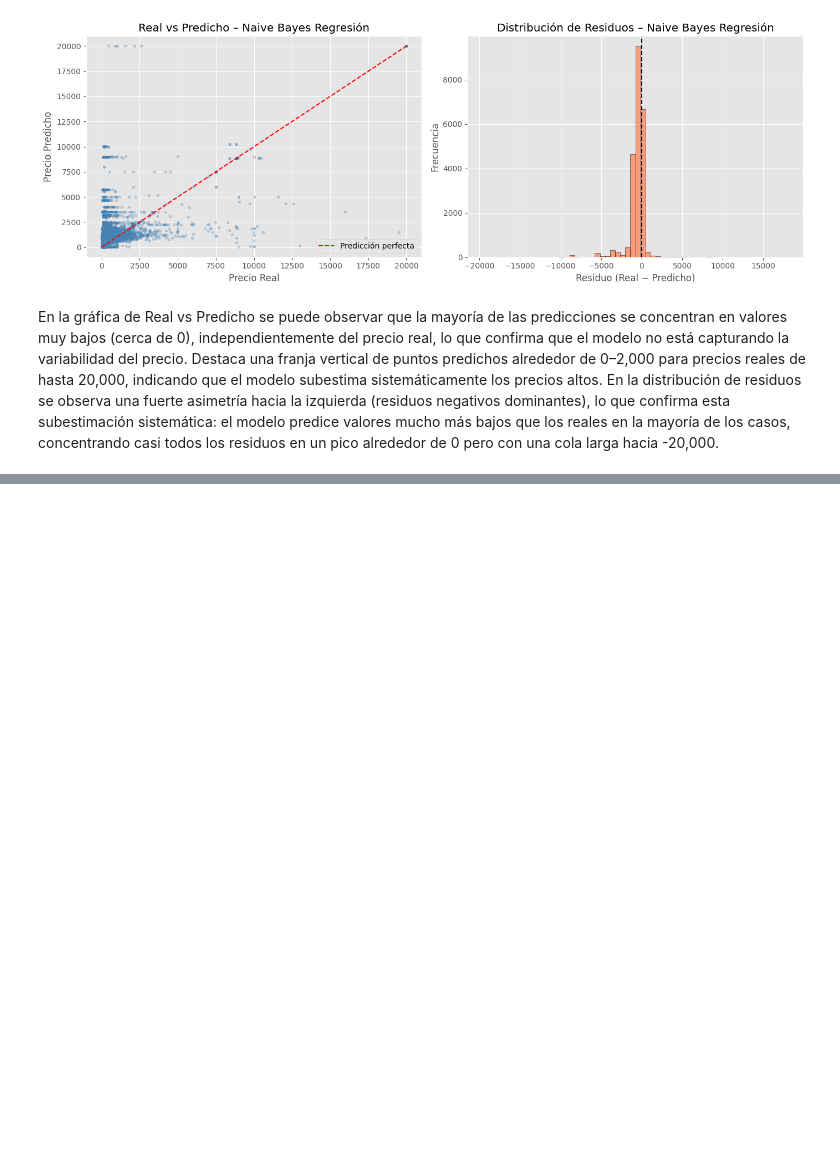
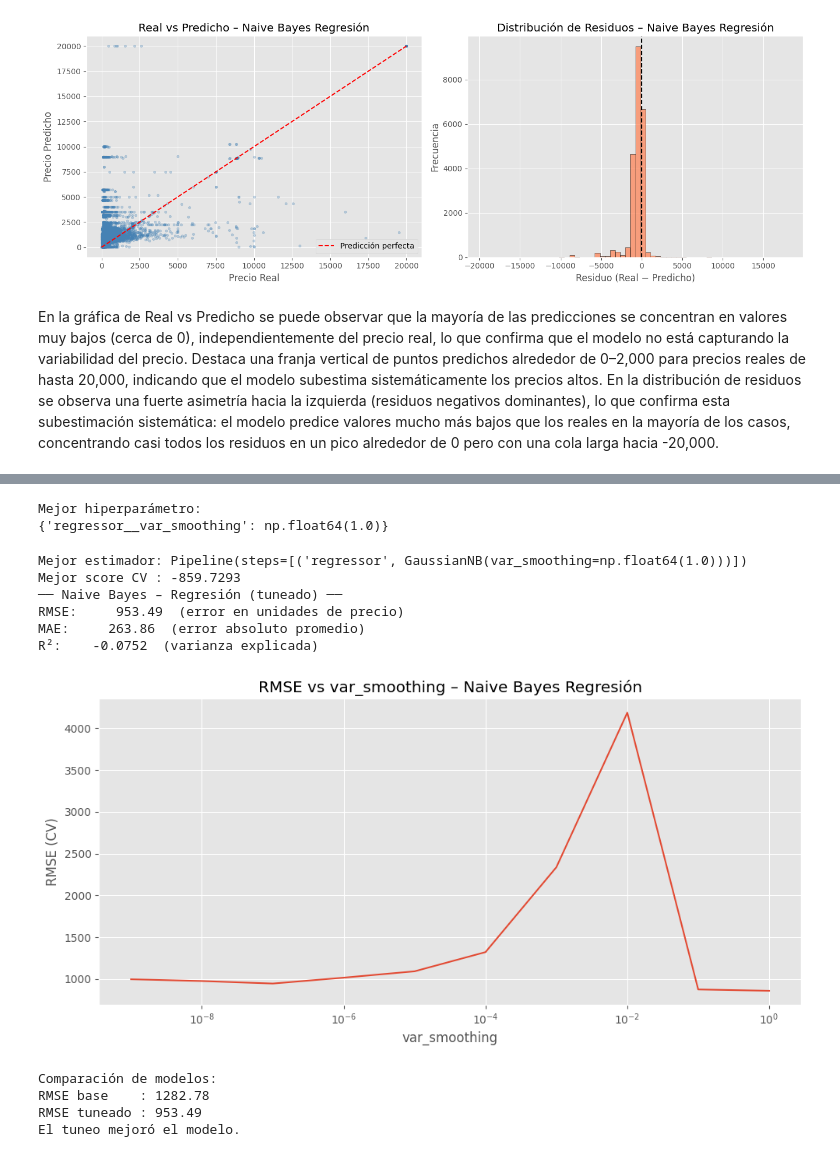
Before and after one commit to AleWWH1104/Lab5-md, a Jupyter notebook: Lab5.ipynb, the cells around one changed output, grey strips where cells are left out. Drawn from its saved outputs; the diff is of its cells as text; code cells hidden in the pictures; blank space fills up the shorter version.

```diff
--- a/Lab5.ipynb
+++ b/Lab5.ipynb
@@ -227,0 +267,68 @@ En la gráfica de Real vs Predicho se puede observar que la mayoría de las pred
+# %%
+# Tuneo de var_smoothing con GridSearchCV y validación cruzada 5-fold
+params = [{
+    "regressor__var_smoothing": np.logspace(0, -9, num=10)
+}]
+
+pipeline_nb = Pipeline([
+    ('regressor', GaussianNB())
+])
+
+modelo_nb_tunned = GridSearchCV(
+    pipeline_nb,
+    param_grid=params,
+    n_jobs=-1,
+    cv=3,
+    scoring='neg_root_mean_squared_error'
+)
+modelo_nb_tunned.fit(X_train, y_train)
+
+print('Mejor hiperparámetro:')
+print(modelo_nb_tunned.best_params_)
+# %% [output]
+Mejor hiperparámetro:
+{'regressor__var_smoothing': np.float64(1.0)}
+# %%
+# Predicción con el mejor modelo tuneado
+print(f'Mejor estimador: {modelo_nb_tunned.best_estimator_}')
+print(f'Mejor score CV : {modelo_nb_tunned.best_score_:.4f}')
+
+y_pred_nb_tunned = modelo_nb_tunned.best_estimator_.predict(X_test)
+
+r_nb_tunned = evaluar_regresion('Naive Bayes – Regresión (tuneado)', y_test, y_pred_nb_tunned)
+resultados_regresion.append(r_nb_tunned)
+# %% [output]
+Mejor estimador: Pipeline(steps=[('regressor', GaussianNB(var_smoothing=np.float64(1.0)))])
+Mejor score CV : -859.7293
+── Naive Bayes – Regresión (tuneado) ──
+RMSE:     953.49  (error en unidades de precio)
+MAE:     263.86  (error absoluto promedio)
+R²:    -0.0752  (varianza explicada)
+# %%
+# Gráfica: RMSE vs var_smoothing
+results_cv = pd.DataFrame(modelo_nb_tunned.cv_results_)
+results_cv['rmse'] = -results_cv['mean_test_score']
+results_cv['var_smoothing'] = results_cv['param_regressor__var_smoothing']
+
+plt.figure(figsize=(10, 5))
+plt.plot(results_cv['var_smoothing'], results_cv['rmse'])
+plt.xscale('log')
+plt.xlabel('var_smoothing')
+plt.ylabel('RMSE (CV)')
+plt.title('RMSE vs var_smoothing – Naive Bayes Regresión')
+plt.tight_layout()
+plt.show()
+
+print(f"Comparación de modelos:")
+print(f"RMSE base    : {r_nb_base['RMSE']:.2f}")
+print(f"RMSE tuneado : {r_nb_tunned['RMSE']:.2f}")
+if r_nb_tunned['RMSE'] < r_nb_base['RMSE']:
+    print("El tuneo mejoró el modelo.")
+else:
+    print("El tuneo no mejoró significativamente el modelo.")
+# %% [output]
+[figure, added]
+Comparación de modelos:
+RMSE base    : 1282.78
+RMSE tuneado : 953.49
+El tuneo mejoró el modelo.
```
Also changed, not shown: parts of 7 cells of this notebook.
